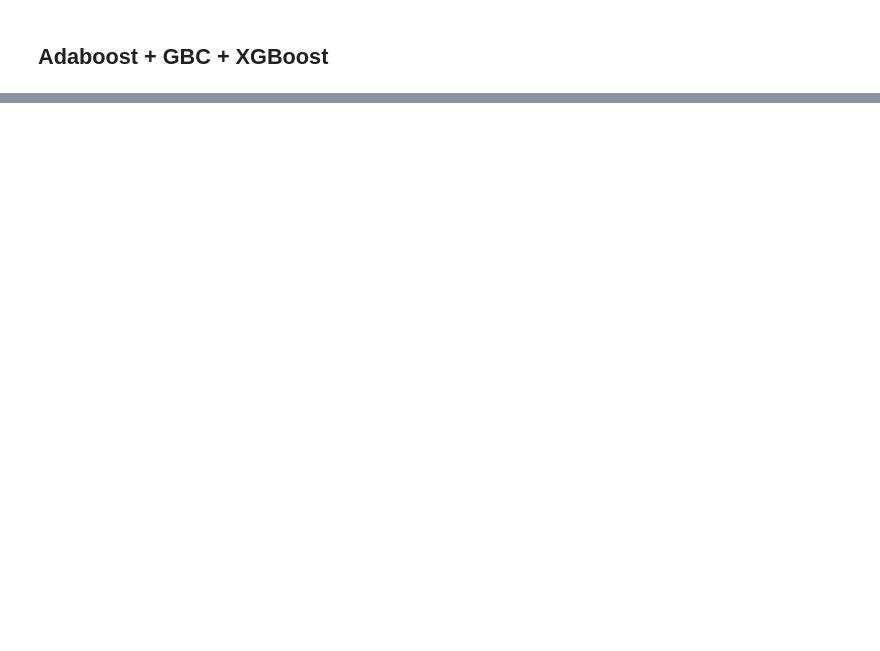
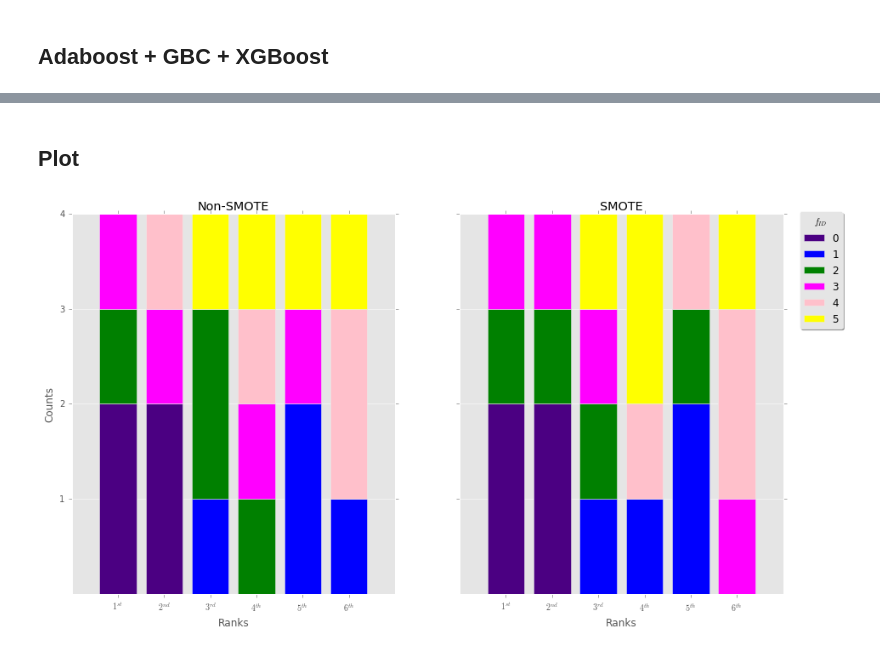
Before and after one commit to shiningsurya/pulsarml, a Jupyter notebook: Feature Ranking.ipynb, the cells around one changed output, grey strips where cells are left out. Drawn from its saved outputs; the diff is of its cells as text; code cells hidden in the pictures; blank space fills up the shorter version.

Commit message:
FIMP

```diff
--- a/Feature Ranking.ipynb
+++ b/Feature Ranking.ipynb
@@ -160,0 +161,41 @@ plt.show()
+# %% [markdown]
+## Plot
+# %%
+ada_p_ns = np.argsort(ada_ns)[::-1]
+ada_p_s = np.argsort(ada_s)[::-1]
+#
+gbc_p_ns = np.argsort(gbc_ns)[::-1]
+gbc_p_s = np.argsort(gbc_s)[::-1]
+#
+xgb_p_ns = np.argsort(xgb_ns)[::-1]
+xgb_p_s = np.argsort(xgb_s)[::-1]
+#
+alt_p_ns = np.argsort(altrees_ns)[::-1]
+alt_p_s = np.argsort(altrees_s)[::-1]
+#
+p_ns = np.vstack((ada_p_ns,gbc_p_ns,xgb_p_ns,ranklist))
+p_s = np.vstack((ada_p_s,gbc_p_s,xgb_p_s,sranklist))
+# %%
+fig, ax = plt.subplots(1,2,sharey=True,figsize=(15,8))
+xt = ['$1^{st}$','$2^{nd}$','$3^{rd}$','$4^{th}$','$5^{th}$','$6^{th}$']
+plt.style.use('ggplot')
+#
+plt.sca(ax[0])
+plot_summary_fimp(p_ns)
+plt.xlabel(r'Ranks')
+plt.title('Non-SMOTE')
+plt.yticks(np.arange(4)+1)
+plt.ylabel('Counts')
+plt.xticks(np.arange(6), xt)
+#
+plt.sca(ax[1])
+plot_summary_fimp(p_s)
+plt.xlabel(r'Ranks')
+plt.title('SMOTE')
+plt.xticks(np.arange(6), xt)
+plt.legend(loc='upper right',bbox_to_anchor=(1.2,1.02),fancybox=True,shadow=True,title='$f_{ID}$')
+#
+plt.savefig('Summary_FIMP.png')
+plt.show()
+# %% [output]
+[figure, added]
```
Also changed, not shown: parts of 9 cells of this notebook, 2 other files.
